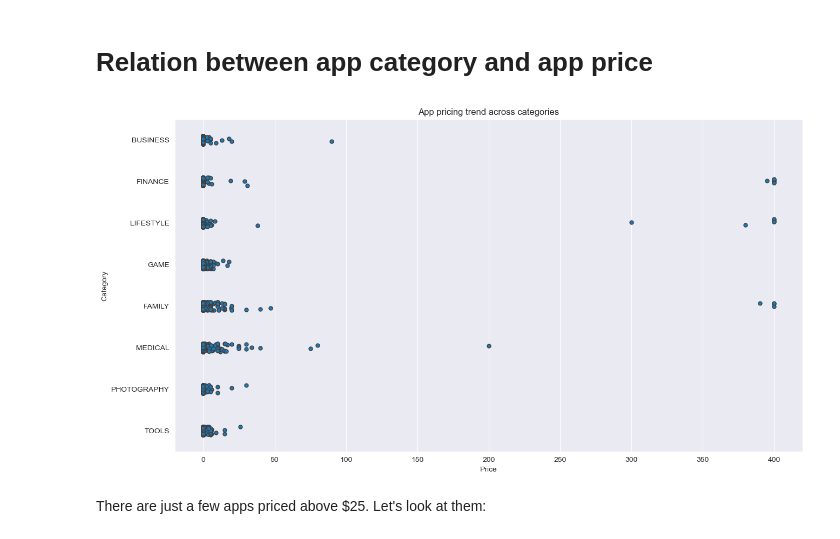
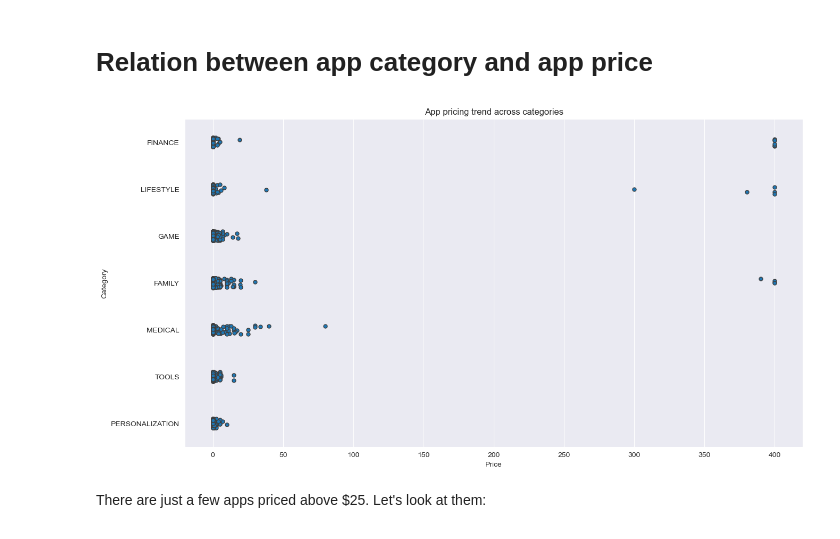
Before and after one commit to NickVasenkov/Android-App-Market-Analysis, a Jupyter notebook: android-app-market-analysis.ipynb, the cells around one changed output. Cells and saved outputs as stored; diff of their text form; code cells hidden in the pictures.

```diff
--- a/android-app-market-analysis.ipynb
+++ b/android-app-market-analysis.ipynb
@@ -160,19 +160,14 @@ As we can see, there is no significant effect of size on rating.
 # %%
 import matplotlib.pyplot as plt
 fig, ax = plt.subplots()
 fig.set_size_inches(15, 8)
 
-# Select a few popular app categories
-popular_app_cats = apps[apps.Category.isin(['GAME', 'FAMILY', 'PHOTOGRAPHY',
-                                            'MEDICAL', 'TOOLS', 'FINANCE',
-                                            'LIFESTYLE','BUSINESS'])]
-
 # Examine the price trend by plotting Price vs Category
-ax = sns.stripplot(x = popular_app_cats['Price'], y = popular_app_cats['Category'], jitter=True, linewidth=1)
+ax = sns.stripplot(x = large_categories['Price'], y = large_categories['Category'], jitter=True, linewidth=1)
 ax.set_title('App pricing trend across categories')
 plt.show()
 # %% [output]
-[figure, old version]
+[figure, new version]
 # %% [markdown]
 There are just a few apps priced above $25. Let's look at them:
 # %%
```
Also changed, not shown: parts of 10 cells of this notebook.
